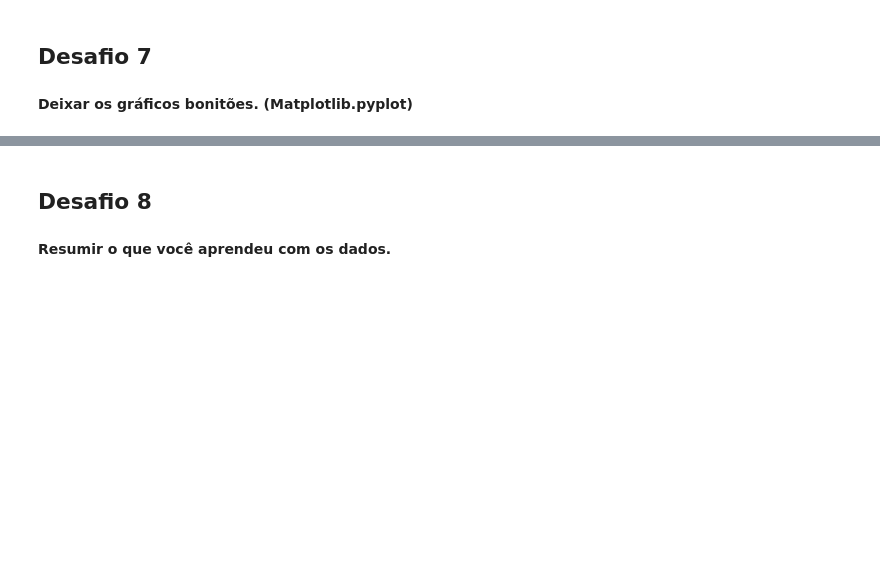
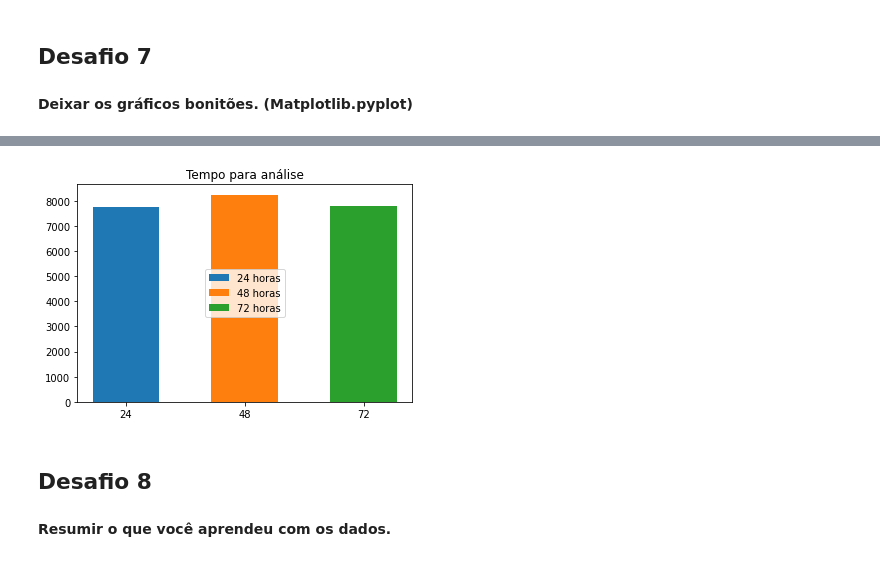
Before and after one commit to LincolnVS/ImersaoDadosAlura, a Jupyter notebook: Aula_01_Desafios.ipynb, the cells around one changed output, grey strips where cells are left out. Saved outputs shown, nothing was run; the diff lists cells and outputs as text; code cells hidden in the pictures; blank space fills up the shorter version.

```diff
--- a/Aula_01_Desafios.ipynb
+++ b/Aula_01_Desafios.ipynb
@@ -247,3 +266,17 @@ dados_sem_hifen.head()
+# %%
+#Grafico de barras
+
+labels = [str(tempo)+' horas' for tempo in dados['tempo'].value_counts().sort_index().index]
+values = dados['tempo'].value_counts().sort_index().values
+indexes = [str(tempo) for tempo in dados['tempo'].value_counts().sort_index().index]
+
+fig, ax = plt.subplots()
+ax.set_title('Tempo para análise')
+[ax.bar(indexes[idx], values[idx], width=.56, label=label) for idx,label in enumerate(labels)]
+plt.legend(loc=10)
+plt.show()
+# %% [output]
+[figure, added]
 # %% [markdown]
 ## Desafio 8
 # %% [markdown]
```
Also changed, not shown: parts of 4 cells of this notebook.
